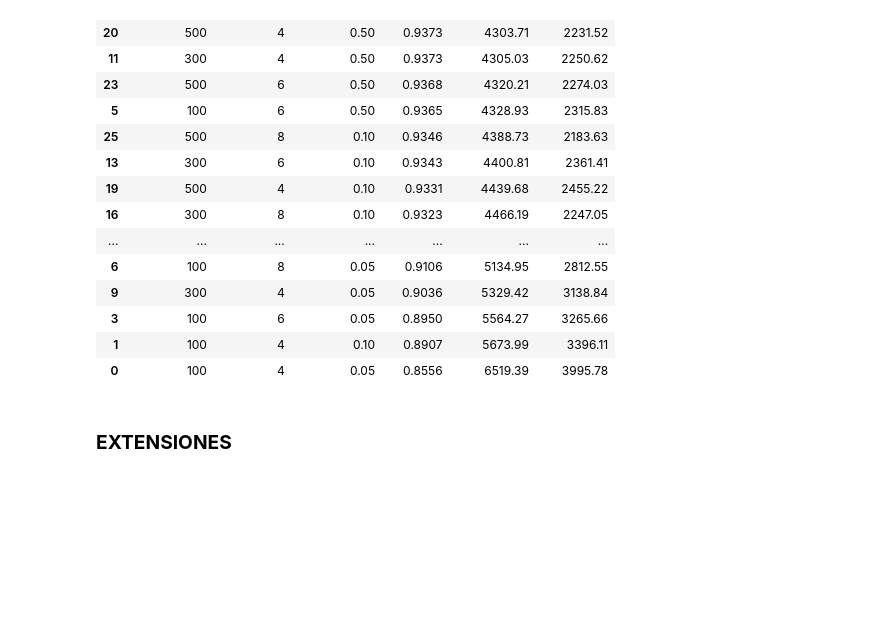
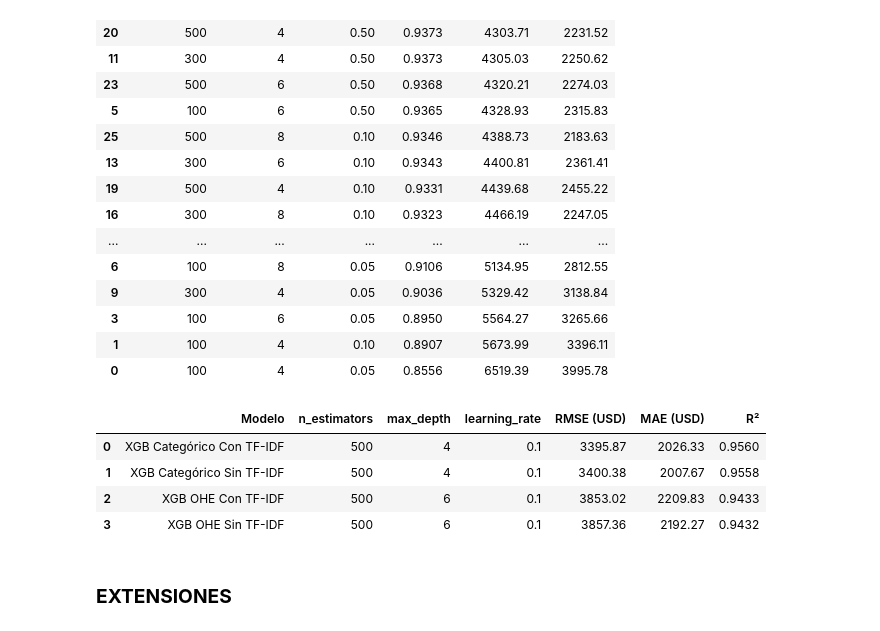
Before and after one commit to PilarOtero/Gurevich_Otero_Informe_PF, a Jupyter notebook: notebook/Gurevich_Otero_Notebook_PF.ipynb, the cells around one changed output. Drawn from its saved outputs; the diff is of its cells as text; code cells hidden in the pictures; blank space fills up the shorter version.

```diff
--- a/notebook/Gurevich_Otero_Notebook_PF.ipynb
+++ b/notebook/Gurevich_Otero_Notebook_PF.ipynb
@@ -962,6 +962,60 @@ display(resultados_gs_ohe_no_desc)
 | 3 | 100 | 6 | 0.05 | 0.8950 | 5564.27 | 3265.66 |
 | 1 | 100 | 4 | 0.10 | 0.8907 | 5673.99 | 3396.11 |
 | 0 | 100 | 4 | 0.05 | 0.8556 | 6519.39 | 3995.78 |
+# %%
+# Mejores hiperparámetros de cada grid search
+mejor_cat = resultados_gs_categorico.iloc[0]
+mejor_cat_no_desc = resultados_gs_categorico_no_desc.iloc[0]
+mejor_ohe = resultados_gs_ohe.iloc[0]
+mejor_ohe_no_desc = resultados_gs_ohe_no_desc.iloc[0]
+
+# Entrenar modelo final categórico con TF-IDF
+modelo_cat_final, pred_cat_final, rmse_cat, mae_cat, r2_cat = entrenar_xgboost(
+    X_train_xgboost_sin_out.copy(), y_train_xgboost_sin_out,
+    X_val_xgboost_sin_out.copy(), y_val_xgboost_sin_out,
+    n_estimators=int(mejor_cat['n_estimators']),
+    max_depth=int(mejor_cat['max_depth']),
+    learning_rate=mejor_cat['learning_rate'])
+
+# Entrenar modelo final categórico sin TF-IDF
+modelo_cat_no_desc_final, pred_cat_no_desc_final, rmse_cat_nd, mae_cat_nd, r2_cat_nd = entrenar_xgboost(
+    X_train_xgboost_no_desc_sin_out.copy(), y_train_xgboost_sin_out,
+    X_val_xgboost_no_desc_sin_out.copy(), y_val_xgboost_sin_out,
+    n_estimators=int(mejor_cat_no_desc['n_estimators']),
+    max_depth=int(mejor_cat_no_desc['max_depth']),
+    learning_rate=mejor_cat_no_desc['learning_rate'])
+
+# Entrenar modelo final OHE con TF-IDF
+modelo_ohe_final, pred_ohe_final, rmse_ohe, mae_ohe, r2_ohe = entrenar_xgboost_ohe(
+    X_train_ohe_sin_out, y_train_xgboost_sin_out,
+    X_val_ohe_sin_out, y_val_xgboost_sin_out,
+    n_estimators=int(mejor_ohe['n_estimators']),
+    max_depth=int(mejor_ohe['max_depth']),
+    learning_rate=mejor_ohe['learning_rate'])
+
+# Entrenar modelo final OHE sin TF-IDF
+modelo_ohe_no_desc_final, pred_ohe_no_desc_final, rmse_ohe_nd, mae_ohe_nd, r2_ohe_nd = entrenar_xgboost_ohe(
+    X_train_ohe_no_desc_sin_out, y_train_xgboost_sin_out,
+    X_val_ohe_no_desc_sin_out, y_val_xgboost_sin_out,
+    n_estimators=int(mejor_ohe_no_desc['n_estimators']),
+    max_depth=int(mejor_ohe_no_desc['max_depth']),
+    learning_rate=mejor_ohe_no_desc['learning_rate'])
+
+display(pd.DataFrame({
+    'Modelo': ['XGB Categórico Con TF-IDF', 'XGB Categórico Sin TF-IDF', 'XGB OHE Con TF-IDF', 'XGB OHE Sin TF-IDF'],
+    'n_estimators': [int(mejor_cat['n_estimators']), int(mejor_cat_no_desc['n_estimators']), int(mejor_ohe['n_estimators']), int(mejor_ohe_no_desc['n_estimators'])],
+    'max_depth': [int(mejor_cat['max_depth']), int(mejor_cat_no_desc['max_depth']), int(mejor_ohe['max_depth']), int(mejor_ohe_no_desc['max_depth'])],
+    'learning_rate': [mejor_cat['learning_rate'], mejor_cat_no_desc['learning_rate'], mejor_ohe['learning_rate'], mejor_ohe_no_desc['learning_rate']],
+    'RMSE (USD)': [rmse_cat, rmse_cat_nd, rmse_ohe, rmse_ohe_nd],
+    'MAE (USD)': [mae_cat, mae_cat_nd, mae_ohe, mae_ohe_nd],
+    'R²': [r2_cat, r2_cat_nd, r2_ohe, r2_ohe_nd]
+}))
+# %% [output]
+|  | Modelo | n_estimators | max_depth | learning_rate | RMSE (USD) | MAE (USD) | R² |
+| 0 | XGB Categórico Con TF-IDF | 500 | 4 | 0.1 | 3395.87 | 2026.33 | 0.9560 |
+| 1 | XGB Categórico Sin TF-IDF | 500 | 4 | 0.1 | 3400.38 | 2007.67 | 0.9558 |
+| 2 | XGB OHE Con TF-IDF | 500 | 6 | 0.1 | 3853.02 | 2209.83 | 0.9433 |
+| 3 | XGB OHE Sin TF-IDF | 500 | 6 | 0.1 | 3857.36 | 2192.27 | 0.9432 |
 # %% [markdown]
 ### **EXTENSIONES**
 # %% [markdown]
```
Also changed, not shown: 1 other file.
